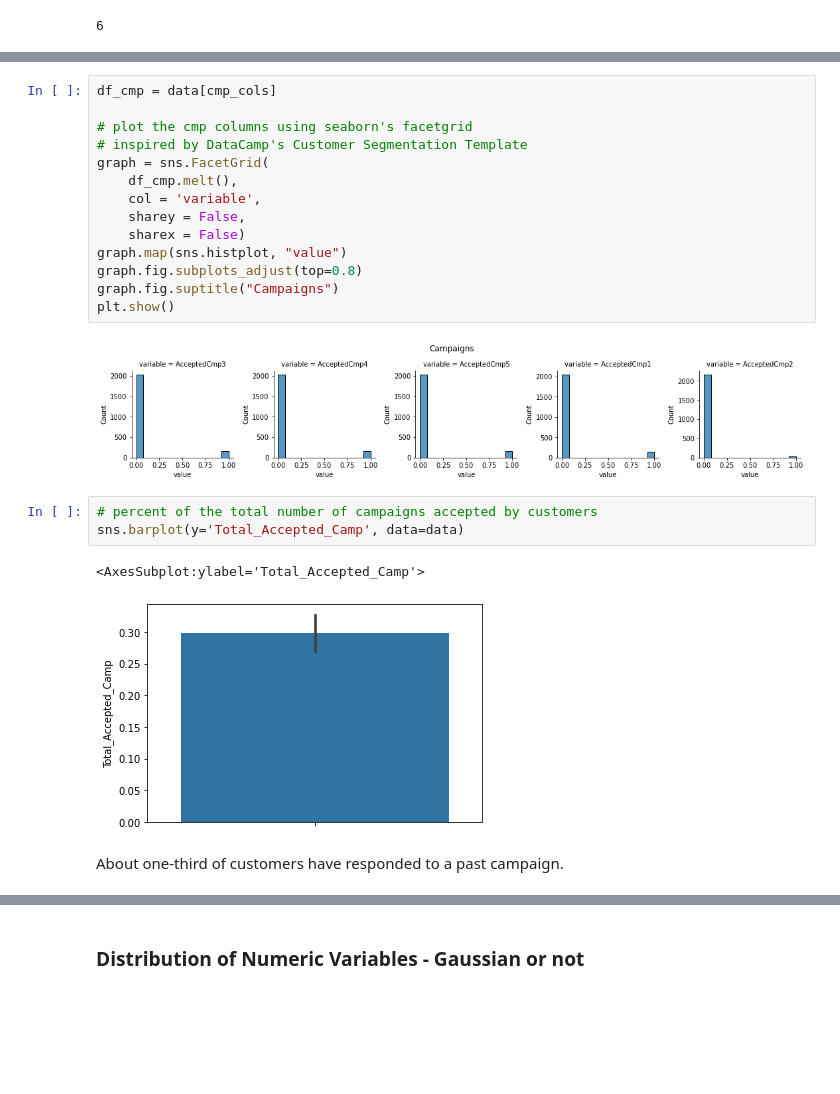
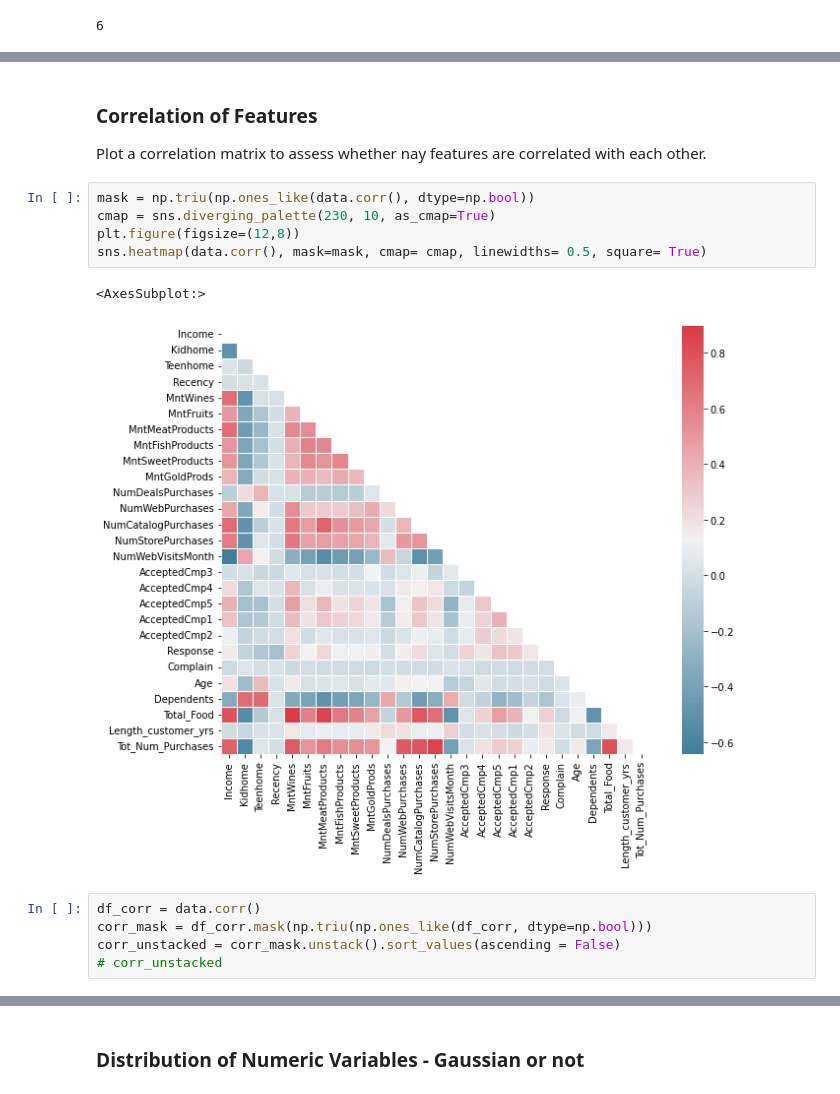
Before and after one commit to jma199/business-marketing-case-study, a Jupyter notebook: 1 eda.ipynb, the cells around one changed output, grey strips where cells are left out. Saved outputs shown, nothing was run; the diff lists cells and outputs as text; blank space fills up the shorter version.

Commit message:
Update 1 eda.ipynb
File cleanup. Correlation added.

```diff
--- a/1 eda.ipynb
+++ b/1 eda.ipynb
@@ -601,24 +420,17 @@ cmp_cols = get_cmp_cols(data)
-# %%
-df_cmp = data[cmp_cols]
-
-# plot the cmp columns using seaborn's facetgrid
-# inspired by DataCamp's Customer Segmentation Template
-graph = sns.FacetGrid(
-    df_cmp.melt(),
-    col = 'variable',
-    sharey = False,
-    sharex = False)
-graph.map(sns.histplot, "value")
-graph.fig.subplots_adjust(top=0.8)
-graph.fig.suptitle("Campaigns")
-plt.show()
-# %% [output]
-[figure, removed]
-# %%
-# percent of the total number of campaigns accepted by customers
-sns.barplot(y='Total_Accepted_Camp', data=data)
-# %% [output]
-<AxesSubplot:ylabel='Total_Accepted_Camp'>
-[figure, removed]
-# %% [markdown]
-About one-third of customers have responded to a past campaign.
+# %% [markdown]
+### Correlation of Features
+
+Plot a correlation matrix to assess whether nay features are correlated with each other.
+# %%
+mask = np.triu(np.ones_like(data.corr(), dtype=np.bool))
+cmap = sns.diverging_palette(230, 10, as_cmap=True)
+plt.figure(figsize=(12,8))
+sns.heatmap(data.corr(), mask=mask, cmap= cmap, linewidths= 0.5, square= True)
+# %% [output]
+<AxesSubplot:>
+[figure, added]
+# %%
+df_corr = data.corr()
+corr_mask = df_corr.mask(np.triu(np.ones_like(df_corr, dtype=np.bool)))
+corr_unstacked = corr_mask.unstack().sort_values(ascending = False)
+# corr_unstacked
```
Also changed, not shown: parts of 64 cells of this notebook.
